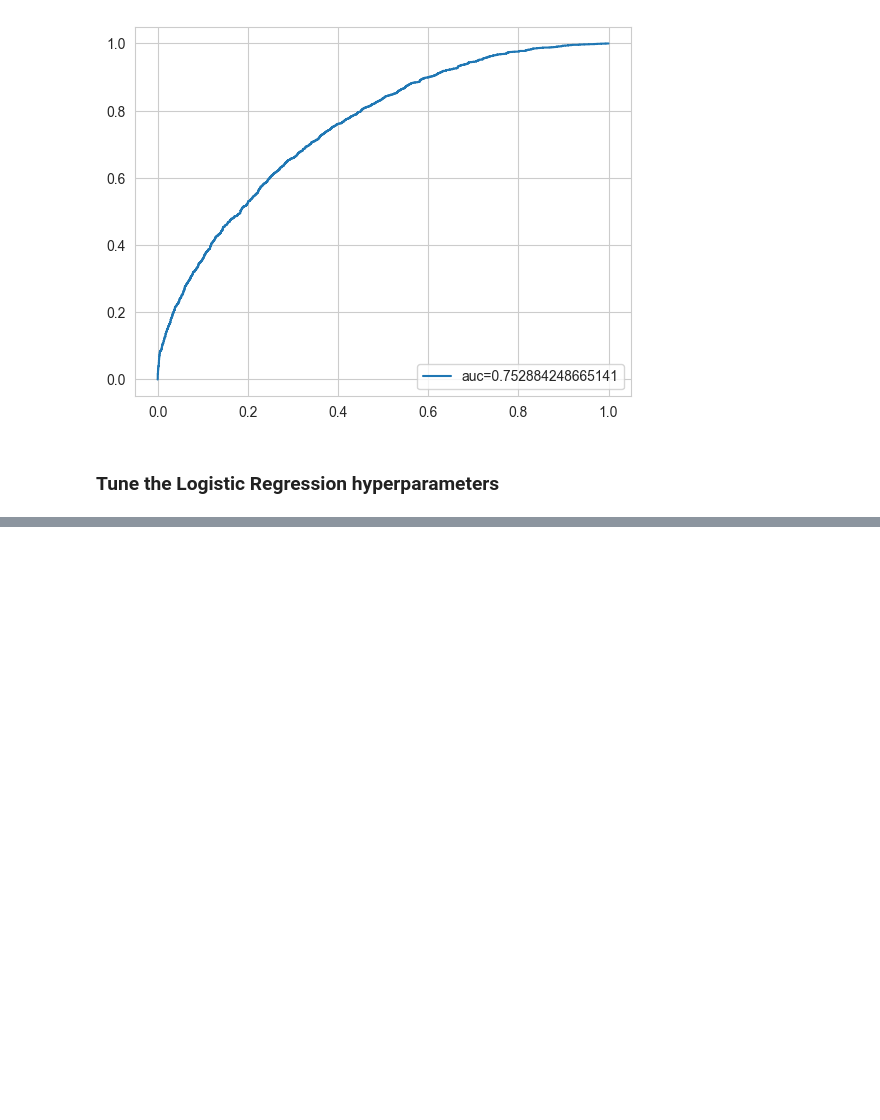
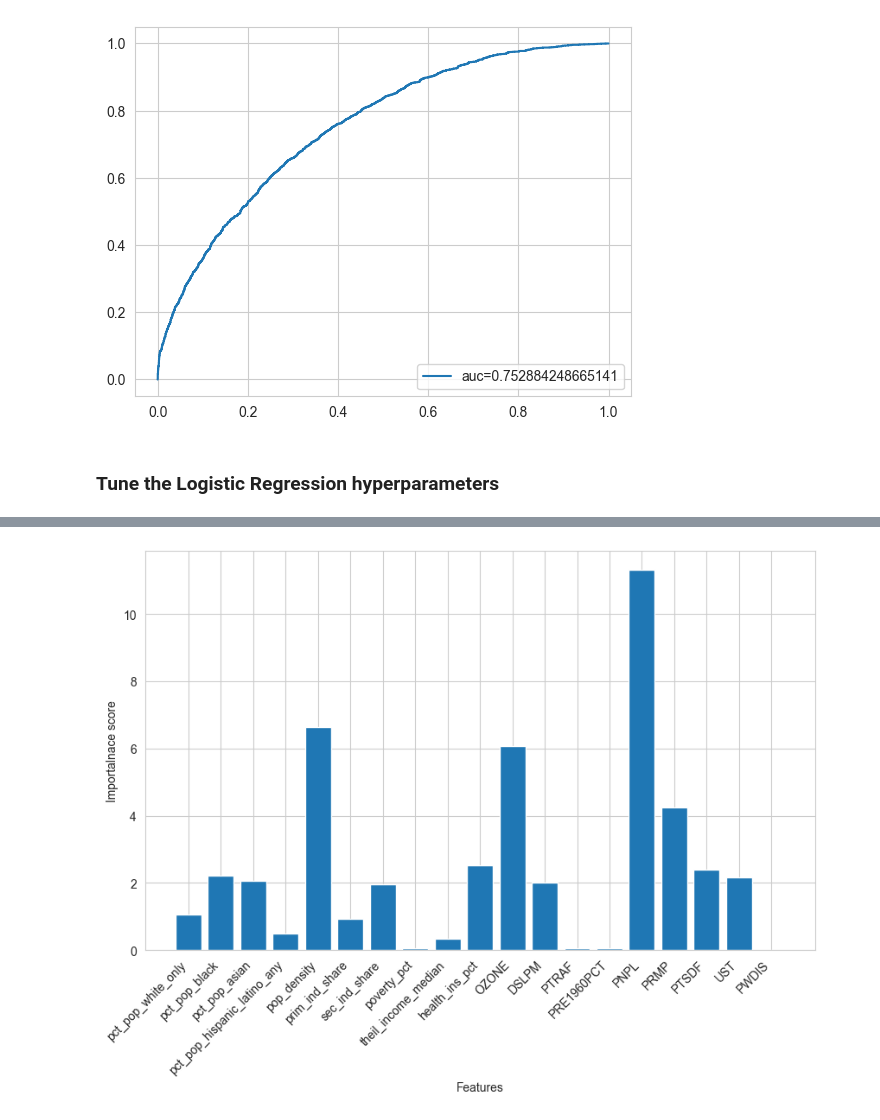
Before and after one commit to braeden-reinoso/Air-Toxin-Risk-in-Marginalized-Communities, a Jupyter notebook: Models/Logistical Regression/Logistic Regression.ipynb, the cells around one changed output, grey strips where cells are left out. Drawn from its saved outputs; the diff is of its cells as text; code cells hidden in the pictures; blank space fills up the shorter version.

```diff
--- a/Models/Logistical Regression/Logistic Regression.ipynb
+++ b/Models/Logistical Regression/Logistic Regression.ipynb
@@ -236,0 +281,9 @@ Best f2 score : 0.395511609821131
+# %%
+plt.figure(figsize=(10, 6))
+plt.bar(X.columns, np.abs(coefficients))
+plt.xlabel("Features")
+plt.ylabel("Importalnace score")
+plt.xticks(rotation=45, ha='right')
+plt.show()
+# %% [output]
+[figure, added]
```
Also changed, not shown: parts of 7 cells of this notebook.
